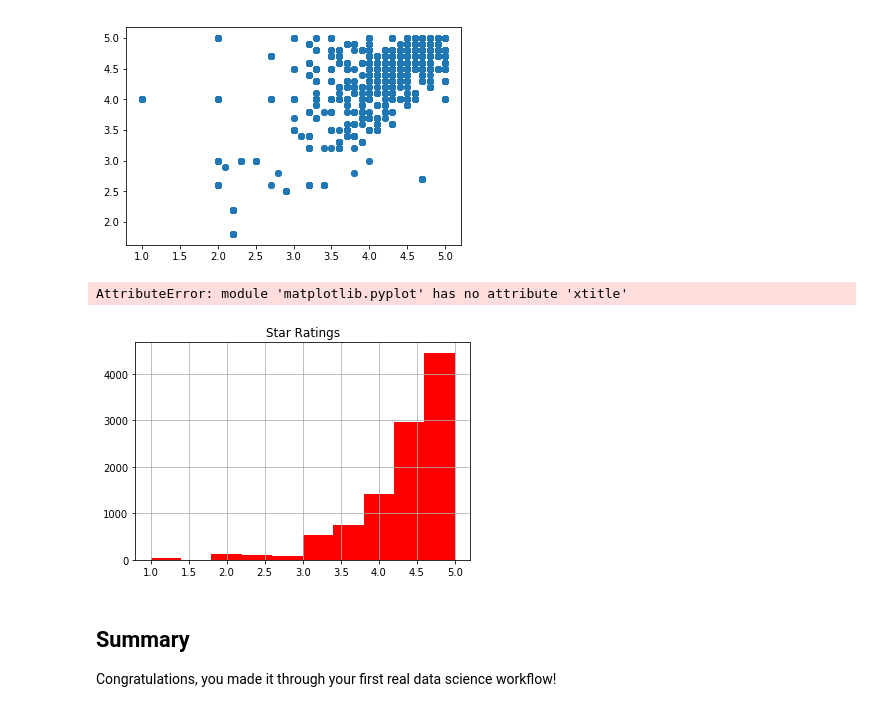
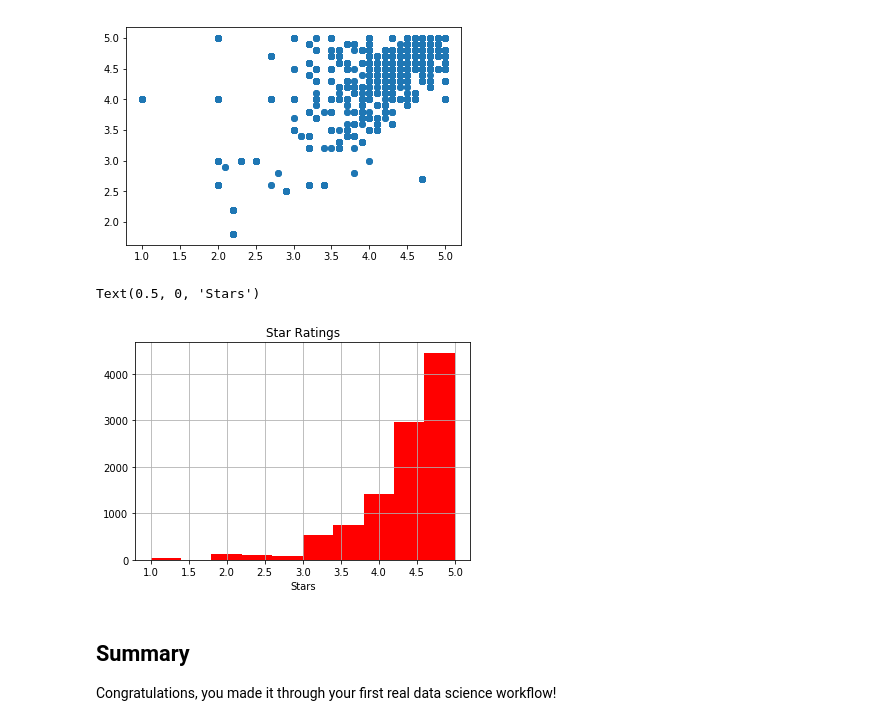
Before and after one commit to hlevymyers/dsc-first-codealong-dc-ds-career-042219, a Jupyter notebook: index.ipynb, the cells around one changed output. Saved outputs shown, nothing was run; the diff lists cells and outputs as text; code cells hidden in the pictures.

```diff
--- a/index.ipynb
+++ b/index.ipynb
@@ -369,10 +369,10 @@ plt.scatter(df.play_star_rating, df.star_rating)
 # %%
 df.play_star_rating.hist(color = 'red')
 plt.title('Star Ratings')
-plt.xtitle('Stars')
+plt.xlabel('Stars')
 # %% [output]
-AttributeError: module 'matplotlib.pyplot' has no attribute 'xtitle'
+Text(0.5, 0, 'Stars')
-[figure, old version]
+[figure, new version]
 # %%
 #Your code here
 # %% [markdown]
```
